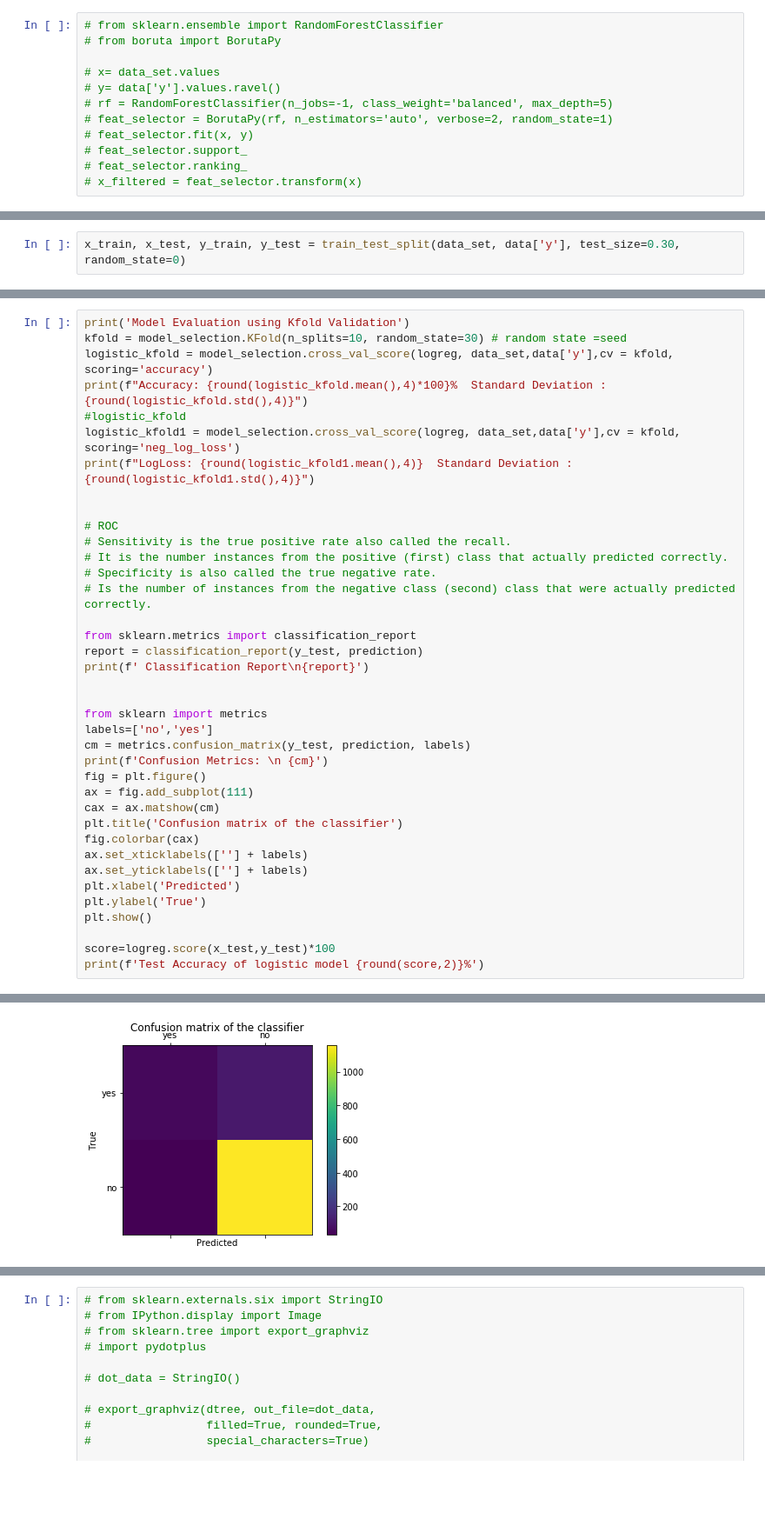
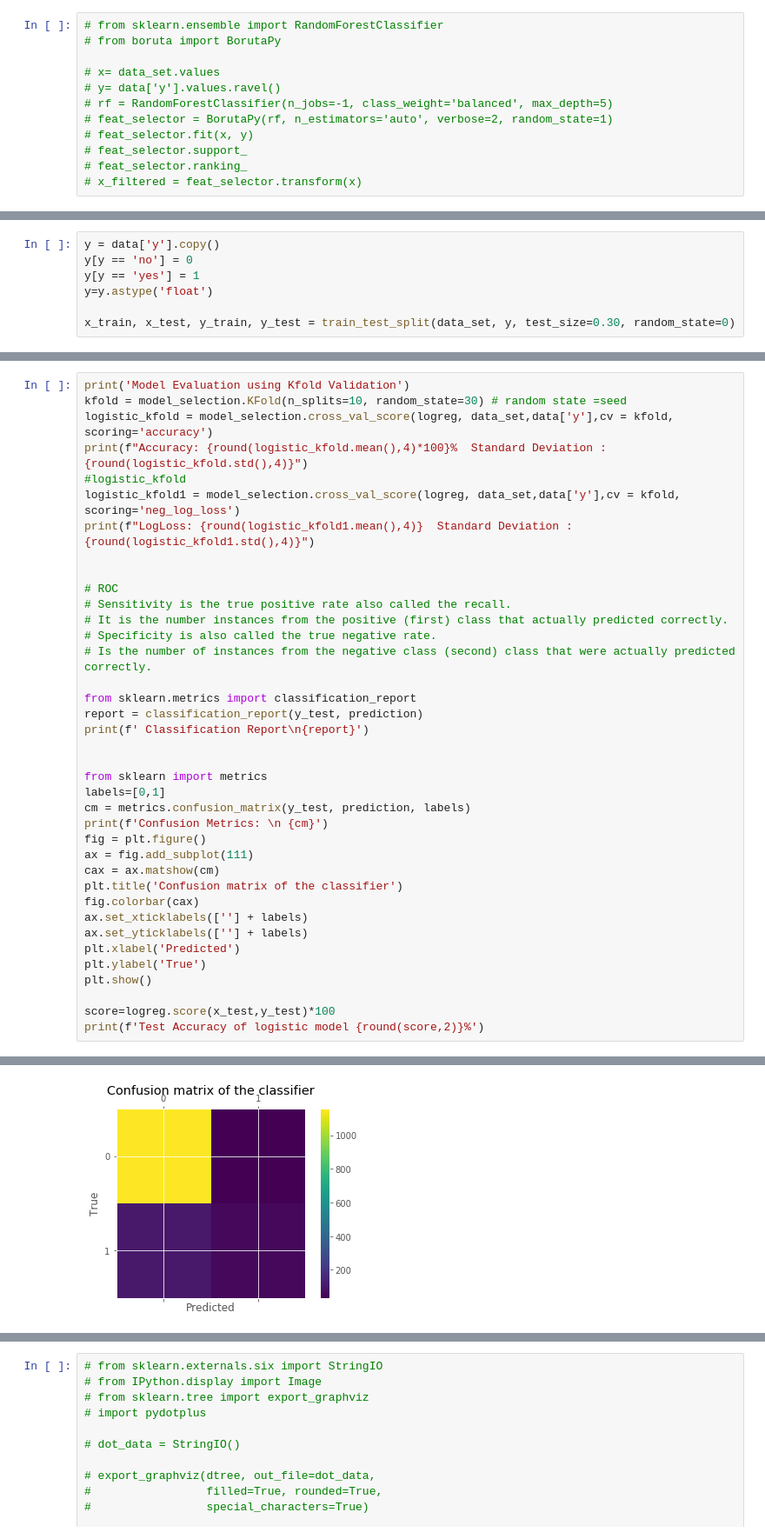
Before and after one commit to soo-shan/bankdataset, a Jupyter notebook: Bank.ipynb, the cells around one changed output, grey strips where cells are left out. Shown at 87% size. Cells and saved outputs as stored; diff of their text form; blank space fills up the shorter version.

```diff
--- a/Bank.ipynb
+++ b/Bank.ipynb
@@ -420,4 +420,9 @@ logreg =LogisticRegression()
 # %%
-x_train, x_test, y_train, y_test = train_test_split(data_set, data['y'], test_size=0.30, random_state=0)
+y = data['y'].copy()
+y[y == 'no'] = 0
+y[y == 'yes'] = 1
+y=y.astype('float')
+
+x_train, x_test, y_train, y_test = train_test_split(data_set, y, test_size=0.30, random_state=0)
 # %%
 logreg.fit(x_train,y_train)
@@ -464,7 +471,7 @@ print(f' Classification Report\n{report}')
 
 
 from sklearn import metrics
-labels=['no','yes']
+labels=[0,1]
 cm = metrics.confusion_matrix(y_test, prediction, labels)
 print(f'Confusion Metrics: \n {cm}')
 fig = plt.figure()
@@ -498,2 +505,2 @@ Confusion Metrics:
-[figure, old version]
+[figure, new version]
 Test Accuracy of logistic model 89.54%
```
Also changed, not shown: parts of 11 cells of this notebook.
